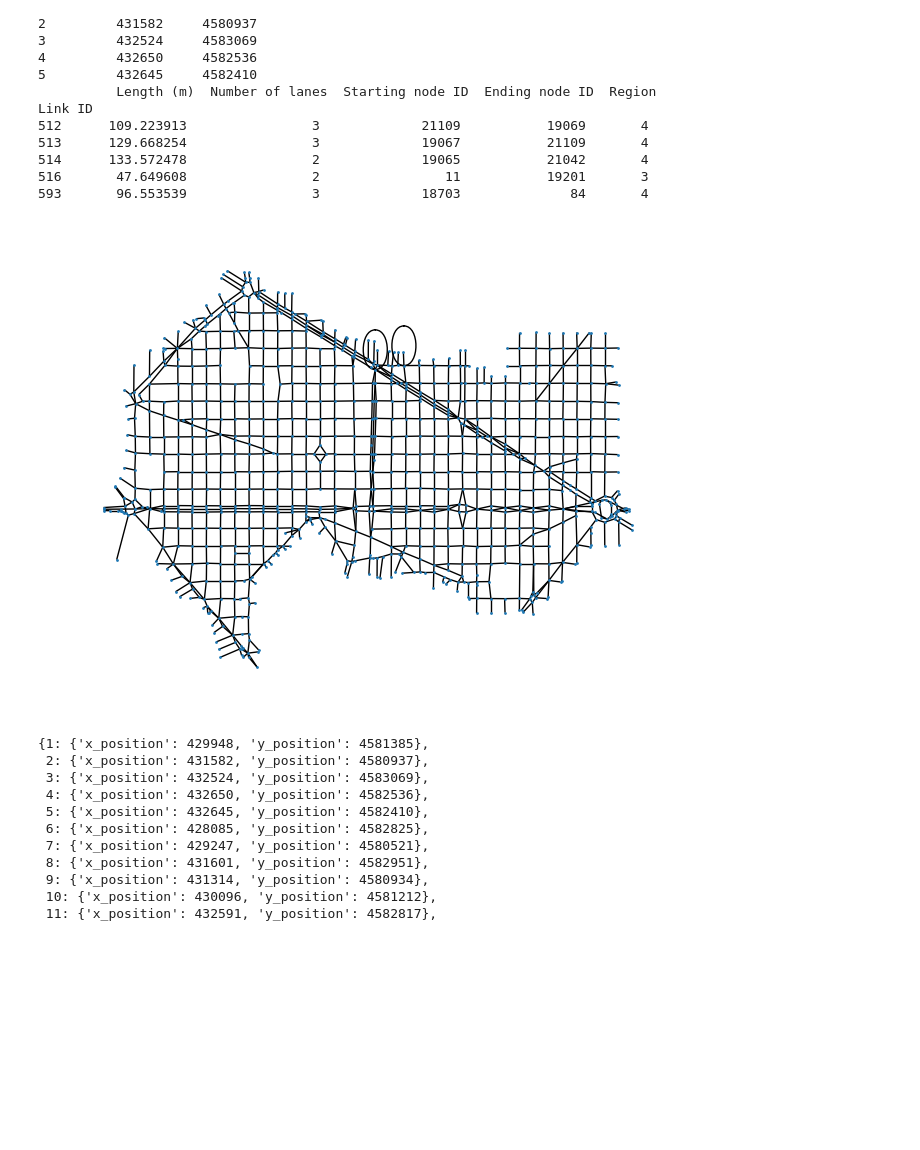
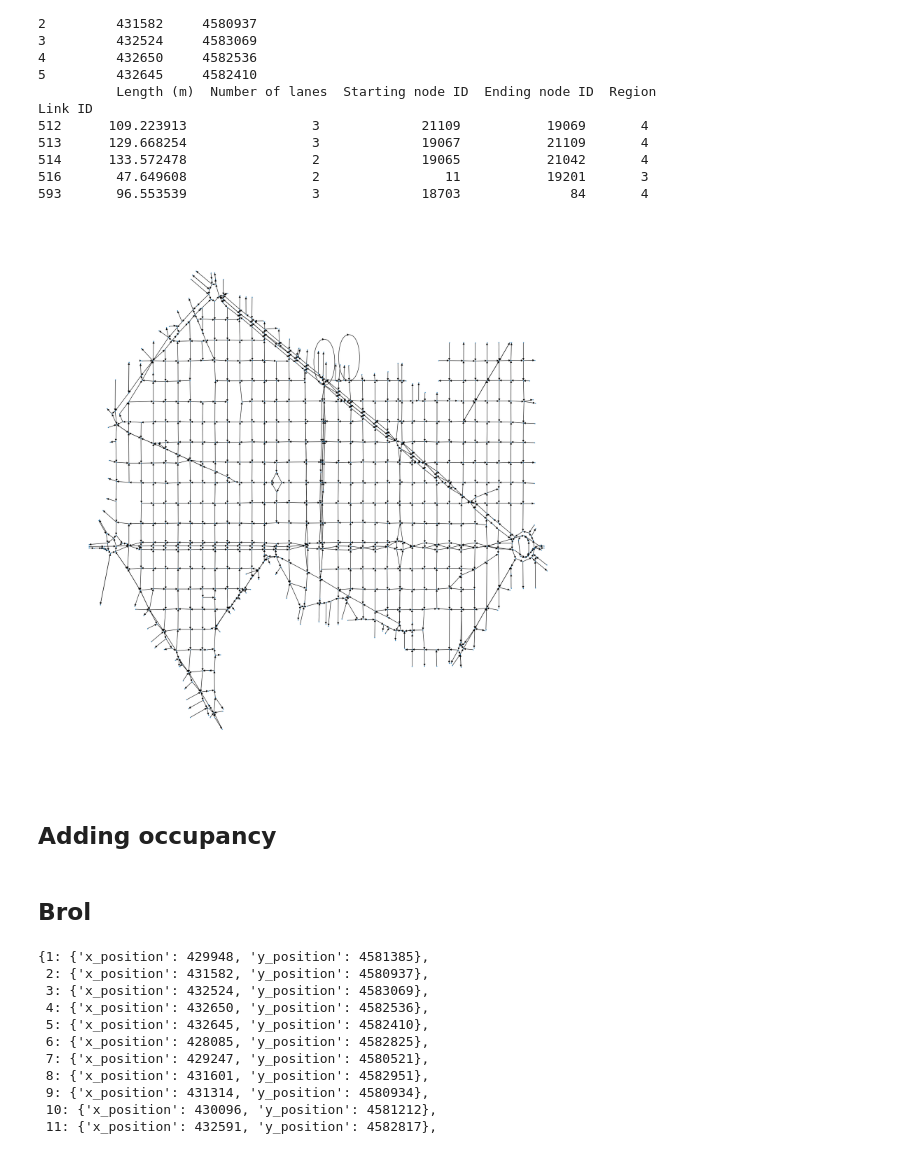
Before and after one commit to s221568/Trafic, a Jupyter notebook: Lab 1/Lab1 - JA.ipynb, the cells around one changed output. Cells and saved outputs as stored; diff of their text form; code cells hidden in the pictures; blank space fills up the shorter version.

Commit message:
Directed graph

```diff
--- a/Lab 1/Lab1 - JA.ipynb
+++ b/Lab 1/Lab1 - JA.ipynb
@@ -31,11 +33,20 @@ Link ID
 516       47.649608                2                11           19201       3
 593       96.553539                3             18703              84       4
 # %%
-G = nx.from_pandas_edgelist(edges, source = "Starting node ID", target= "Ending node ID", edge_attr=["Length (m)", "Number of lanes", "Region"])
-nx.draw(G, node_size = 1, pos=nodes.transpose())
+G = nx.from_pandas_edgelist(edges,
+                            source = "Starting node ID",
+                            target= "Ending node ID",
+                            edge_attr=["Length (m)", "Number of lanes", "Region"],
+                            create_using=nx.DiGraph)
+plt.figure(figsize=(20,20))
+nx.draw(G, node_size = 2, pos=nodes.transpose())
 plt.show()
 # %% [output]
-[figure, old version]
+[figure, new version]
+# %% [markdown]
+## Adding occupancy
+# %% [markdown]
+## Brol
 # %%
 H = nx.Graph()
 # %%
```
Also changed, not shown: parts of 3 cells of this notebook.
